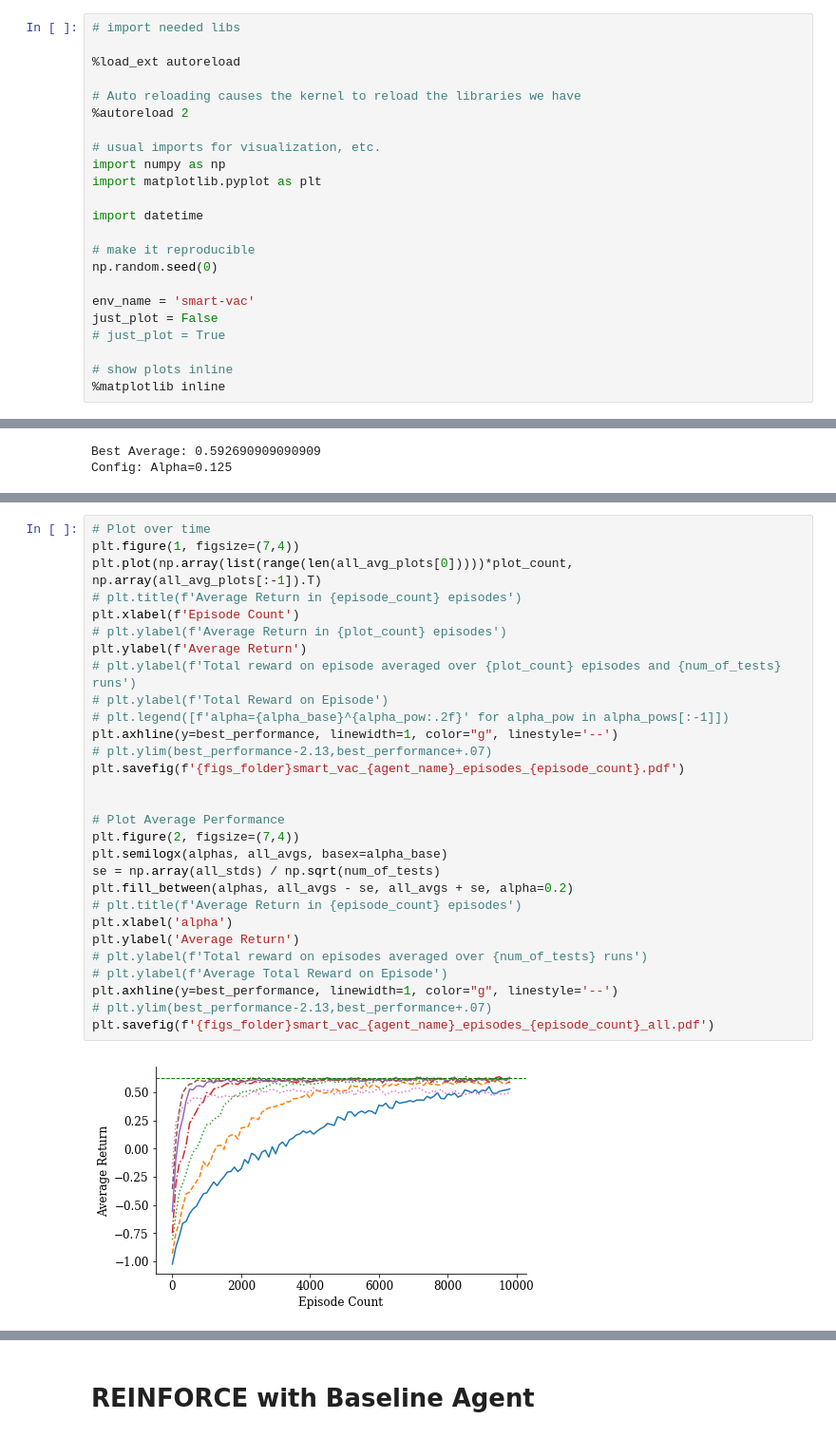
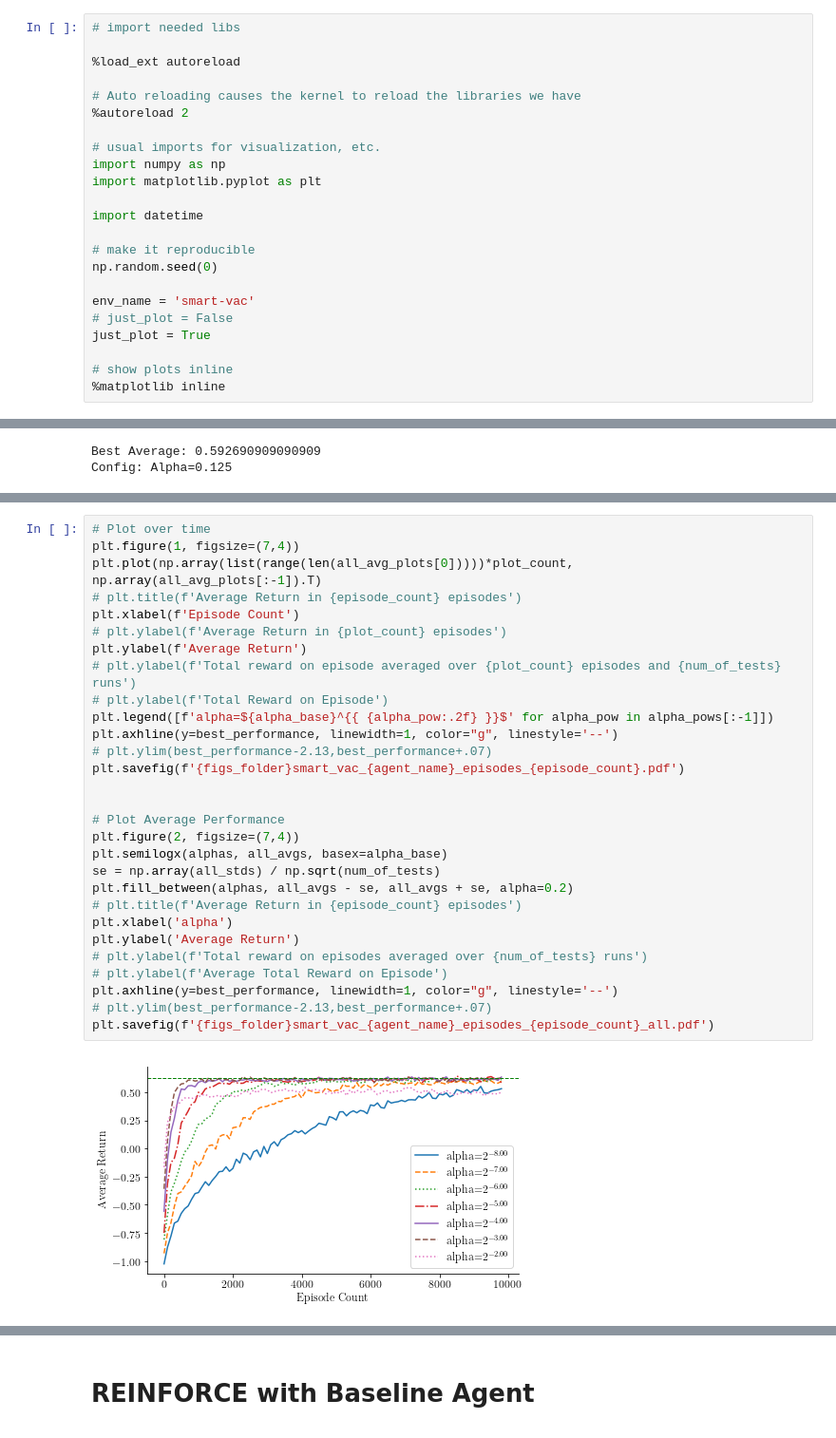
Before and after one commit to nimamahmoudi/rlai-policy-gradient-methods, a Jupyter notebook: final1_smart_vacuum-Copy1.ipynb, the cells around one changed output, grey strips where cells are left out. Shown at 95% size. Cells and saved outputs as stored; diff of their text form.

```diff
--- a/final1_smart_vacuum-Copy1.ipynb
+++ b/final1_smart_vacuum-Copy1.ipynb
@@ -16,8 +16,8 @@ import datetime
 np.random.seed(0)
 
 env_name = 'smart-vac'
-just_plot = False
-# just_plot = True
+# just_plot = False
+just_plot = True
 
 # show plots inline
 %matplotlib inline
@@ -240,31 +341,31 @@ Config: Alpha=0.125
 # %%
 # Plot over time
 plt.figure(1, figsize=(7,4))
 plt.plot(np.array(list(range(len(all_avg_plots[0]))))*plot_count, np.array(all_avg_plots[:-1]).T)
 # plt.title(f'Average Return in {episode_count} episodes')
 plt.xlabel(f'Episode Count')
 # plt.ylabel(f'Average Return in {plot_count} episodes')
 plt.ylabel(f'Average Return')
 # plt.ylabel(f'Total reward on episode averaged over {plot_count} episodes and {num_of_tests} runs')
 # plt.ylabel(f'Total Reward on Episode')
-# plt.legend([f'alpha={alpha_base}^{alpha_pow:.2f}' for alpha_pow in alpha_pows[:-1]])
+plt.legend([f'alpha=${alpha_base}^{{ {alpha_pow:.2f} }}$' for alpha_pow in alpha_pows[:-1]])
 plt.axhline(y=best_performance, linewidth=1, color="g", linestyle='--')
 # plt.ylim(best_performance-2.13,best_performance+.07)
 plt.savefig(f'{figs_folder}smart_vac_{agent_name}_episodes_{episode_count}.pdf')
 
 
 # Plot Average Performance
 plt.figure(2, figsize=(7,4))
 plt.semilogx(alphas, all_avgs, basex=alpha_base)
 se = np.array(all_stds) / np.sqrt(num_of_tests)
 plt.fill_between(alphas, all_avgs - se, all_avgs + se, alpha=0.2)
 # plt.title(f'Average Return in {episode_count} episodes')
 plt.xlabel('alpha')
 plt.ylabel('Average Return')
 # plt.ylabel(f'Total reward on episodes averaged over {num_of_tests} runs')
 # plt.ylabel(f'Average Total Reward on Episode')
 plt.axhline(y=best_performance, linewidth=1, color="g", linestyle='--')
 # plt.ylim(best_performance-2.13,best_performance+.07)
 plt.savefig(f'{figs_folder}smart_vac_{agent_name}_episodes_{episode_count}_all.pdf')
 # %% [output]
-[figure, old version]
+[figure, new version]
```
Also changed, not shown: parts of 9 cells of this notebook, 10 other files.
